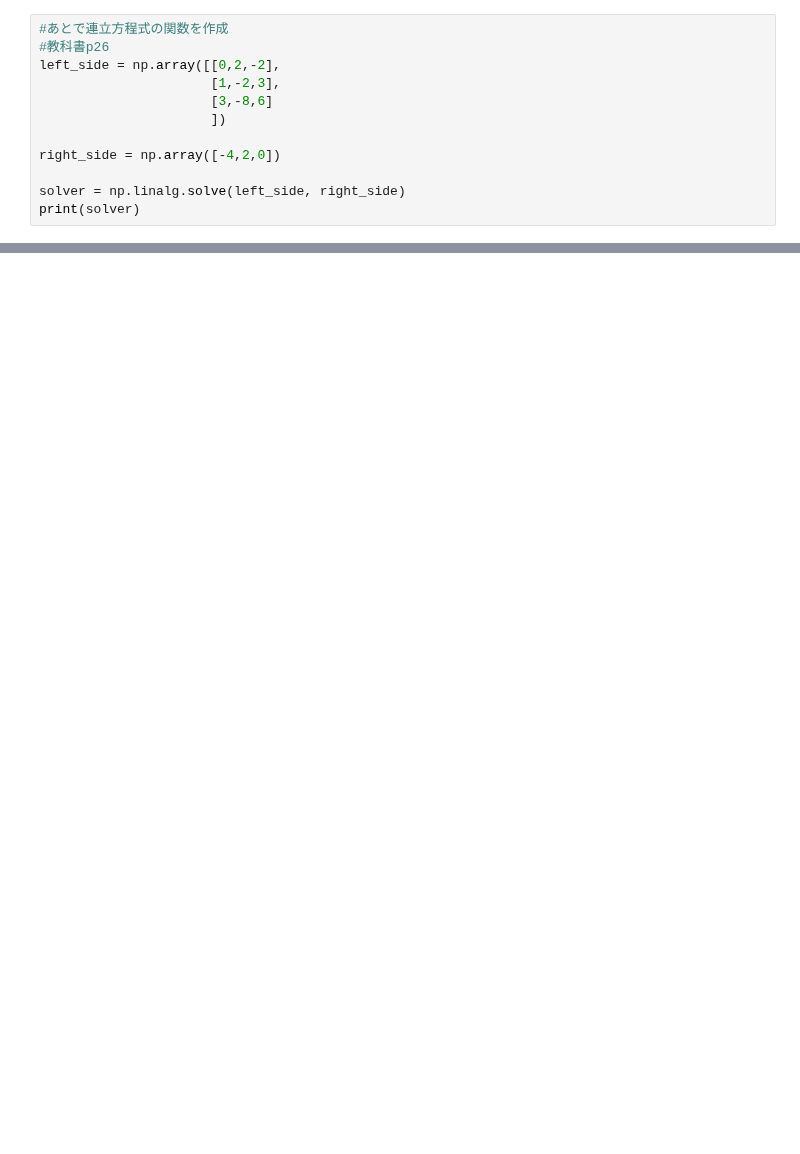
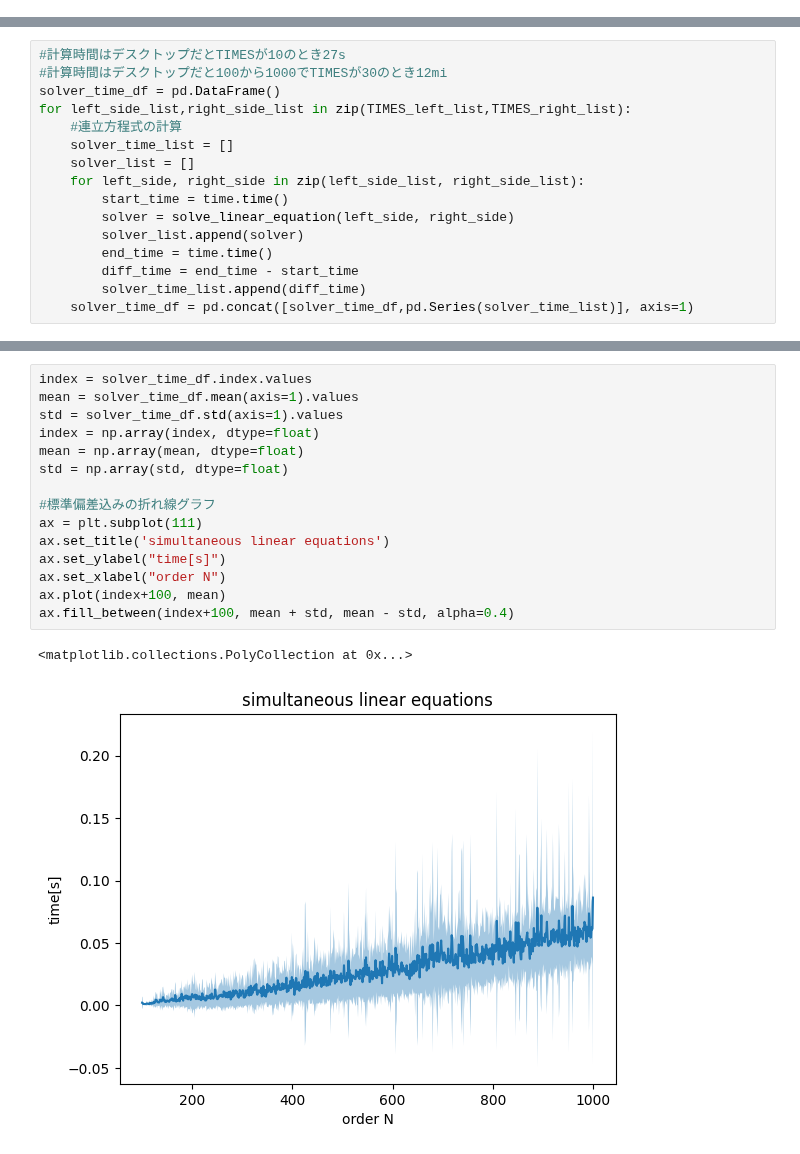
Before and after one commit to takapi-s/linearAlgebra, a Jupyter notebook: note.ipynb, the cells around one changed output, grey strips where cells are left out. Cells and saved outputs as stored; diff of their text form; blank space fills up the shorter version.

Commit message:
upgrade note and data

```diff
--- a/note.ipynb
+++ b/note.ipynb
@@ -19,12 +0,0 @@ def determinant(matrix):
-# %%
-#あとで連立方程式の関数を作成
-#教科書p26
-left_side = np.array([[0,2,-2],
-                      [1,-2,3],
-                      [3,-8,6]
-                      ])
-
-right_side = np.array([-4,2,0])
-
-solver = np.linalg.solve(left_side, right_side)
-print(solver)
@@ -216,0 +145,16 @@ print("終了")
+# %%
+#計算時間はデスクトップだとTIMESが10のとき27s
+#計算時間はデスクトップだと100から1000でTIMESが30のとき12mi
+solver_time_df = pd.DataFrame()
+for left_side_list,right_side_list in zip(TIMES_left_list,TIMES_right_list):
+    #連立方程式の計算
+    solver_time_list = []
+    solver_list = []
+    for left_side, right_side in zip(left_side_list, right_side_list):
+        start_time = time.time()
+        solver = solve_linear_equation(left_side, right_side)
+        solver_list.append(solver)
+        end_time = time.time()
+        diff_time = end_time - start_time
+        solver_time_list.append(diff_time)
+    solver_time_df = pd.concat([solver_time_df,pd.Series(solver_time_list)], axis=1)
@@ -216,0 +199,18 @@ print("終了")
+# %%
+index = solver_time_df.index.values
+mean = solver_time_df.mean(axis=1).values
+std = solver_time_df.std(axis=1).values
+index = np.array(index, dtype=float)
+mean = np.array(mean, dtype=float)
+std = np.array(std, dtype=float)
+
+#標準偏差込みの折れ線グラフ
+ax = plt.subplot(111)
+ax.set_title('simultaneous linear equations')
+ax.set_ylabel("time[s]")
+ax.set_xlabel("order N")
+ax.plot(index+100, mean)
+ax.fill_between(index+100, mean + std, mean - std, alpha=0.4)
+# %% [output]
+<matplotlib.collections.PolyCollection at 0x...>
+[figure, added]
```
Also changed, not shown: parts of 33 cells of this notebook, 6 other files.
